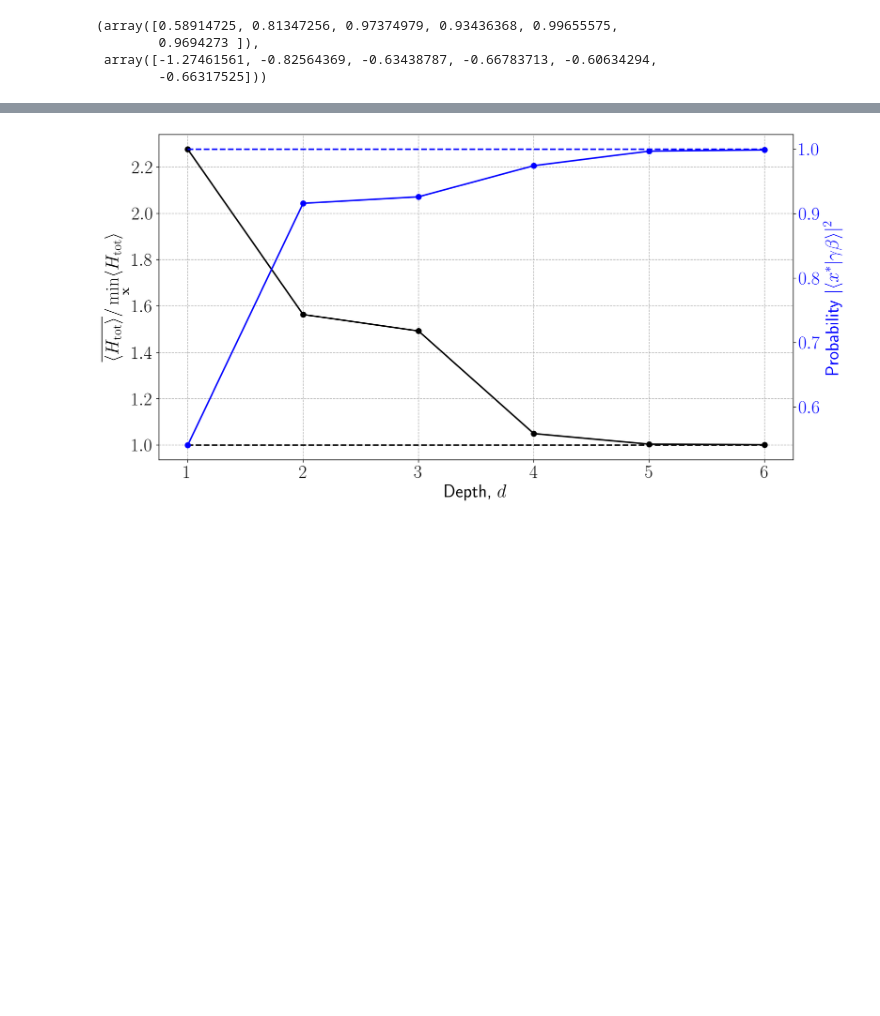
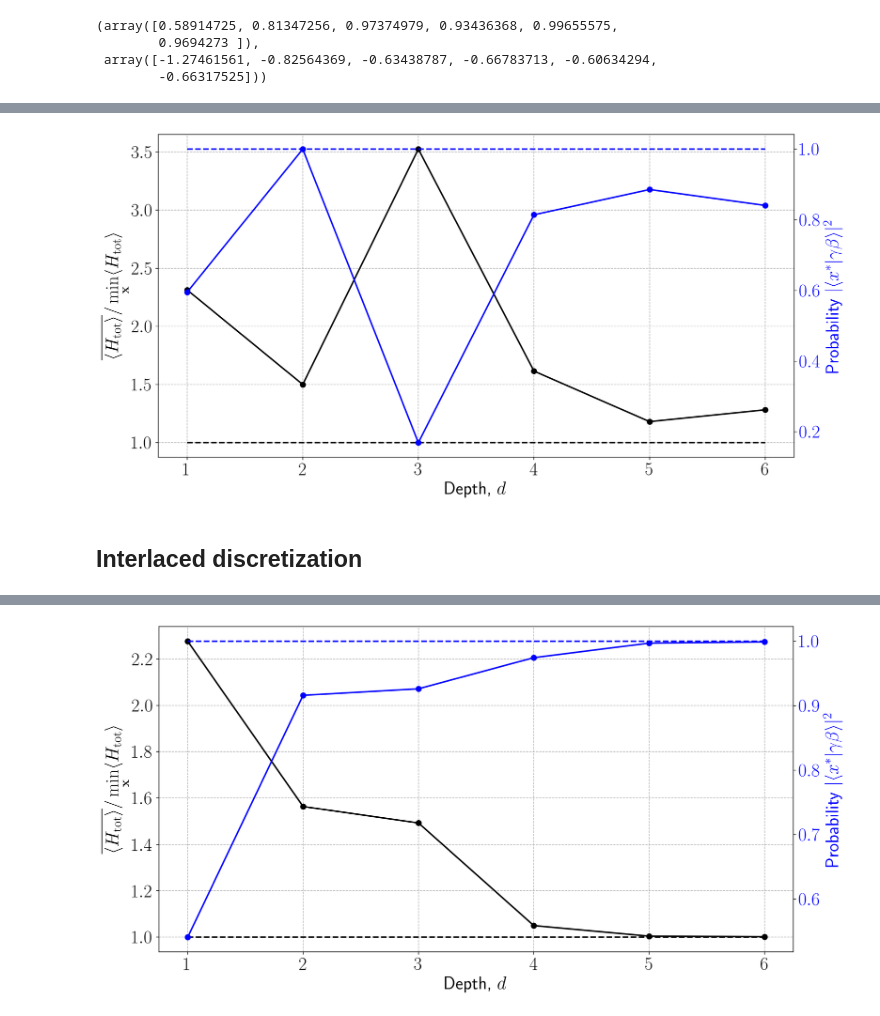
Before and after one commit to OpenQuantumComputing/optimization, a Jupyter notebook: tailassignment_oop.ipynb, the cells around one changed output, grey strips where cells are left out. Cells and saved outputs as stored; diff of their text form; code cells hidden in the pictures; blank space fills up the shorter version.

Commit message:
Added separated discretization

```diff
--- a/tailassignment_oop.ipynb
+++ b/tailassignment_oop.ipynb
@@ -178,0 +183,2 @@ qaoa.simulation_statistics(plot = True)
+# %%
+qaoa_separated_disc = TailAssignmentSepDisc(options)
@@ -179,3 +205,9 @@ qaoa.simulation_statistics(plot = True)
+# %%
+SP, C = qaoa_separated_disc.simulation_statistics(plot = True);
+# %% [output]
+[figure, added]
+# %% [markdown]
+## Interlaced discretization
 # %%
 options={}
 options['FR'] = FR
```
Also changed, not shown: parts of 6 cells of this notebook, 1 other file.
